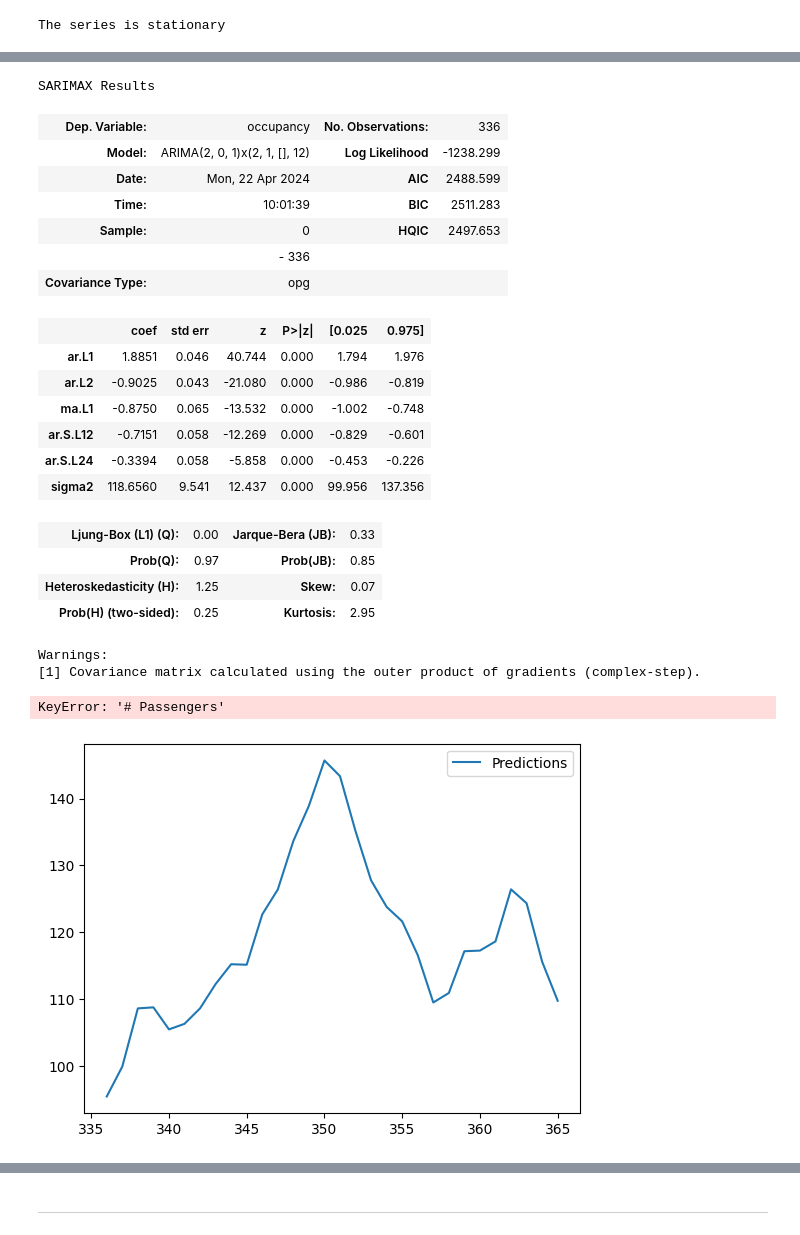
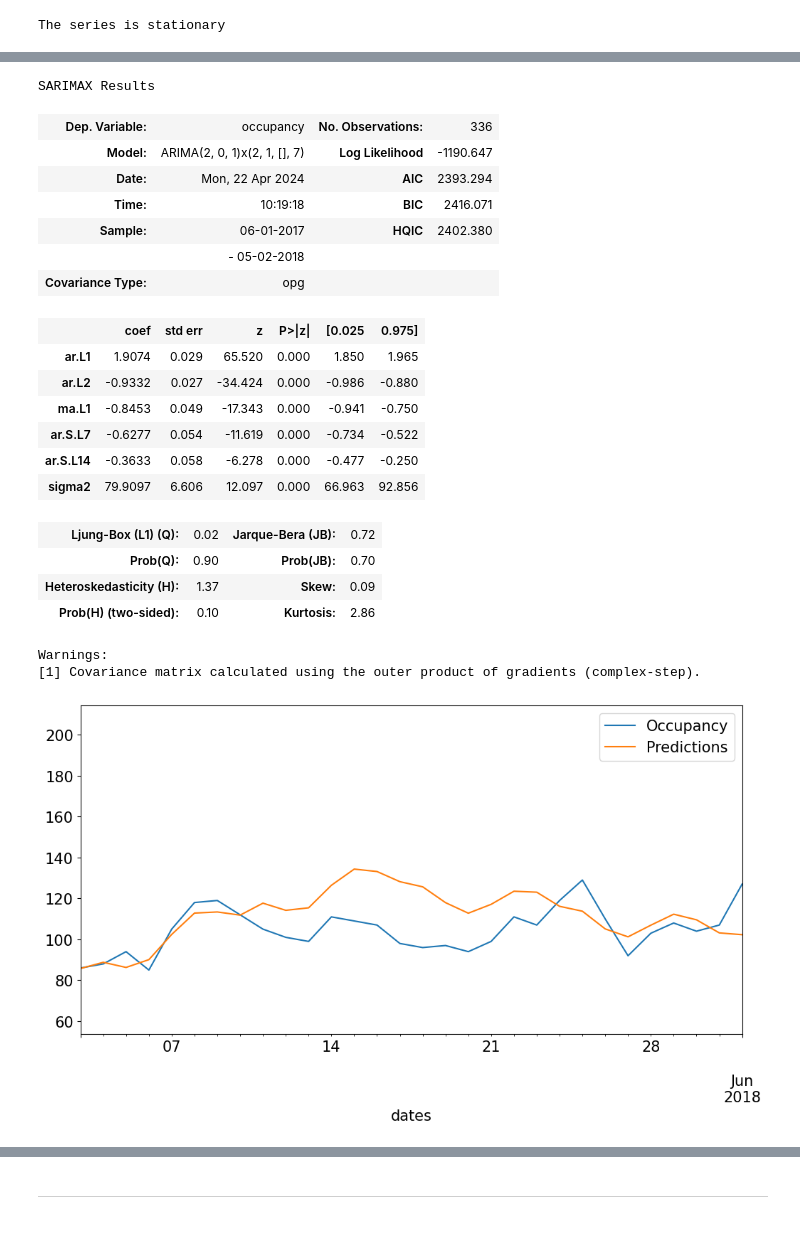
Before and after one commit to aaronbittel/intelligent-planning-of-care-staff, a Jupyter notebook: models/sarima/arima_analysis.ipynb, the cells around one changed output, grey strips where cells are left out. Drawn from its saved outputs; the diff is of its cells as text; code cells hidden in the pictures.

Commit message:
New Arima Model

```diff
--- a/models/sarima/arima_analysis.ipynb
+++ b/models/sarima/arima_analysis.ipynb
@@ -181,53 +204,72 @@ SARIMAX Results
 Warnings:
 [1] Covariance matrix calculated using the outer product of gradients (complex-step).
 # %%
-# Fit a ARIMA(2,0,1)(2,1,0)[12] on the training set
+# Fit a ARIMA(2,0,1)(2,1,0)[7] on the training set
+
+occupancy_with_date_as_index_df = occupancy_df.set_index("dates")
 
 # Split data into train / test sets
-train = occupancy_df.iloc[: len(occupancy_df) - 30]
-test = occupancy_df.iloc[
-    len(occupancy_df) - 30 :
+train = occupancy_with_date_as_index_df.iloc[
+    : len(occupancy_with_date_as_index_df) - 30
+]
+test = occupancy_with_date_as_index_df.iloc[
+    len(occupancy_with_date_as_index_df) - 30 :
 ]  # set one year(12 months) for testing
 
-model = model.ARIMA(train["occupancy"], order=(2, 0, 1), seasonal_order=(2, 1, 0, 12))
 
-result = model.fit()
+m = model.ARIMA(train["occupancy"], order=(2, 0, 1), seasonal_order=(2, 1, 0, 7))
+
+result = m.fit()
 result.summary()
 # %% [output]
 SARIMAX Results
 | Dep. Variable: | occupancy | No. Observations: | 336 |
-| Model: | ARIMA(2, 0, 1)x(2, 1, [], 12) | Log Likelihood | -1238.299 |
-| Date: | Mon, 22 Apr 2024 | AIC | 2488.599 |
-| Time: | 10:01:39 | BIC | 2511.283 |
-| Sample: | 0 | HQIC | 2497.653 |
-|  | - 336 |  |  |
+| Model: | ARIMA(2, 0, 1)x(2, 1, [], 7) | Log Likelihood | -1190.647 |
+| Date: | Mon, 22 Apr 2024 | AIC | 2393.294 |
+| Time: | 10:19:18 | BIC | 2416.071 |
+| Sample: | 06-01-2017 | HQIC | 2402.380 |
+|  | - 05-02-2018 |  |  |
 | Covariance Type: | opg |  |  |
 |  | coef | std err | z | P>|z| | [0.025 | 0.975] |
-| ar.L1 | 1.8851 | 0.046 | 40.744 | 0.000 | 1.794 | 1.976 |
-| ar.L2 | -0.9025 | 0.043 | -21.080 | 0.000 | -0.986 | -0.819 |
-| ma.L1 | -0.8750 | 0.065 | -13.532 | 0.000 | -1.002 | -0.748 |
-| ar.S.L12 | -0.7151 | 0.058 | -12.269 | 0.000 | -0.829 | -0.601 |
-| ar.S.L24 | -0.3394 | 0.058 | -5.858 | 0.000 | -0.453 | -0.226 |
-| sigma2 | 118.6560 | 9.541 | 12.437 | 0.000 | 99.956 | 137.356 |
+| ar.L1 | 1.9074 | 0.029 | 65.520 | 0.000 | 1.850 | 1.965 |
+| ar.L2 | -0.9332 | 0.027 | -34.424 | 0.000 | -0.986 | -0.880 |
+| ma.L1 | -0.8453 | 0.049 | -17.343 | 0.000 | -0.941 | -0.750 |
+| ar.S.L7 | -0.6277 | 0.054 | -11.619 | 0.000 | -0.734 | -0.522 |
+| ar.S.L14 | -0.3633 | 0.058 | -6.278 | 0.000 | -0.477 | -0.250 |
+| sigma2 | 79.9097 | 6.606 | 12.097 | 0.000 | 66.963 | 92.856 |
-| Ljung-Box (L1) (Q): | 0.00 | Jarque-Bera (JB): | 0.33 |
-| Prob(Q): | 0.97 | Prob(JB): | 0.85 |
-| Heteroskedasticity (H): | 1.25 | Skew: | 0.07 |
-| Prob(H) (two-sided): | 0.25 | Kurtosis: | 2.95 |
+| Ljung-Box (L1) (Q): | 0.02 | Jarque-Bera (JB): | 0.72 |
+| Prob(Q): | 0.90 | Prob(JB): | 0.70 |
+| Heteroskedasticity (H): | 1.37 | Skew: | 0.09 |
+| Prob(H) (two-sided): | 0.10 | Kurtosis: | 2.86 |
 Warnings:
 [1] Covariance matrix calculated using the outer product of gradients (complex-step).
 # %%
 start = len(train)
 end = len(train) + len(test) - 1
 
 # Predictions for one-year against the test set
 predictions = result.predict(start, end, typ="levels").rename("Predictions")
 
-# plot predictions and actual values
-predictions.plot(legend=True)
-test["occupancy"].plot(legend=True)
+# Plot occupancy data
+occupancy_with_date_as_index_df.plot(legend=True)
+
+# Plot predictions for the last 30 days
+predictions_last_30_days = predictions.tail(30)
+predictions_last_30_days.plot(legend=True)
+
+# Add legend
+plt.legend(["Occupancy", "Predictions"])
+
+# Set x-axis limits to the last 30 days
+plt.xlim(
+    occupancy_with_date_as_index_df.index[-30],
+    occupancy_with_date_as_index_df.index[-1],
+)
+
+# Show the plot
+plt.show()
 # %% [output]
-KeyError: '# Passengers'
-[figure, old version]
+[figure, new version]
 # %%
 arima = model.ARIMA(occupancy_df["occupancy"], order=(32, 0, 1))
 model_fit = arima.fit()
```
Also changed, not shown: parts of 12 cells of this notebook.
